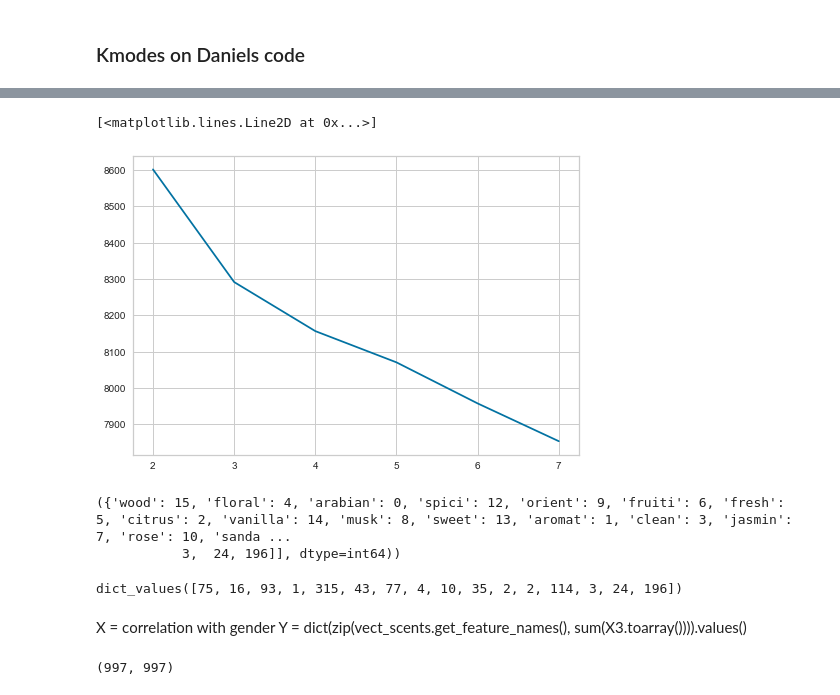
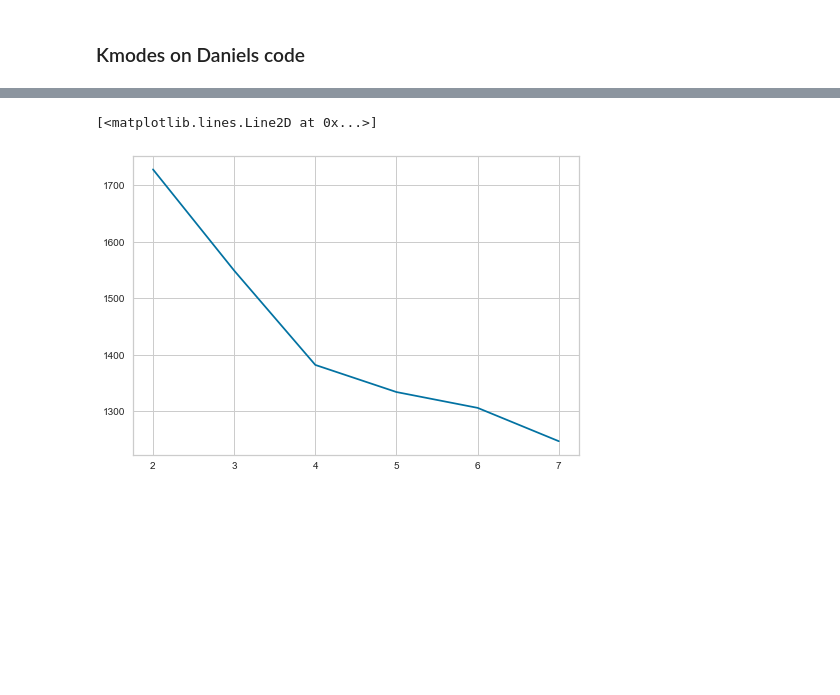
Before and after one commit to Sllambias/perfume_mining, a Jupyter notebook: preproc.ipynb, the cells around one changed output, grey strips where cells are left out. Cells and saved outputs as stored; diff of their text form; code cells hidden in the pictures; blank space fills up the shorter version.

```diff
--- a/preproc.ipynb
+++ b/preproc.ipynb
@@ -76,3 +87,7 @@ df = df_original.copy(deep=True)
+# %%
+df['price_ml'] = df['new_price'] / df['ml']
+low, high = np.quantile(df['price_ml'],[0.25, 0.75])
+df['price'] = np.select([df.price_ml < low, df.price_ml > high], ["cheap", "expensive"], default=["medium"])
 # %% [markdown]
 ### Pre-proc
 # %%
@@ -87,13 +102,18 @@ df.new_price = df_original.new_price*0.24
 # %%
 #REMOVE THE CHILD
 df.drop(index=df[df.department == 'Kids Unisex'].index, inplace=True)
+df.drop(index=df[df.department == 'Unisex'].index, inplace=True)
 # %%
 #REMOVE THE OIL
 df.drop(index=df[df.concentration == 'Oil'].index, inplace=True)
+df.drop(index=df[df.concentration == 'EDC'].index, inplace=True)
 # %%
 #REMOVE THE PDT
 df.drop(index=df[df.concentration == 'PDT'].index, inplace=True)
 # %%
 notes = df[['base_note', 'middle_note']].values
-base = df['base_note'].values
-scents_clean = df['scents'].apply(lambda y: y.lower()).values
+base_note = df['base_note'].values
+middle_note = df['middle_note'].values
+
+scents = df['scents'].values
+cat_df = df[['brand', 'concentration','scents','price']]
@@ -182,15 +129,14 @@ vecnotes.get_feature_names()
 # %%
-#X_train, X_test, y_train, y_test = model_selection.train_test_split(X1, gender, test_size=0.33)
 pricelist = []
+
 for i in range(2,8):
     kmode = KModes(n_clusters=i, init = "random", n_init = 10)
-    kmode.fit(X6)
+    kmode.fit(cat_df)
     pricelist.append([i, min(kmode.epoch_costs_)])
 
 
 prices = np.array(pricelist)
 plt.plot(prices[:,0], prices[:,1])
-#clusters = kmode.fit_predict(X123)
 # %% [output]
 [<matplotlib.lines.Line2D at 0x...>]
-[figure, old version]
+[figure, new version]
@@ -200,17 +142,0 @@ preds = kmode.fit_predict(X5.todense())
-# %%
-from collections import Counter
-print((vecscents.vocabulary_, sum(X5.todense())))
-# %% [output]
-({'wood': 15, 'floral': 4, 'arabian': 0, 'spici': 12, 'orient': 9, 'fruiti': 6, 'fresh': 5, 'citrus': 2, 'vanilla': 14, 'musk': 8, 'sweet': 13, 'aromat': 1, 'clean': 3, 'jasmin': 7, 'rose': 10, 'sanda ...
-           3,  24, 196]], dtype=int64))
-# %%
-dict(zip(vect_scents.get_feature_names(), sum(X3.toarray())))
-# %% [output]
-dict_values([75, 16, 93, 1, 315, 43, 77, 4, 10, 35, 2, 2, 114, 3, 24, 196])
-# %% [markdown]
-X = correlation with gender
-Y = dict(zip(vect_scents.get_feature_names(), sum(X3.toarray()))).values()
-# %%
-len(gender), len(X5.todense())
-# %% [output]
-(997, 997)
```
Also changed, not shown: parts of 31 cells of this notebook.
